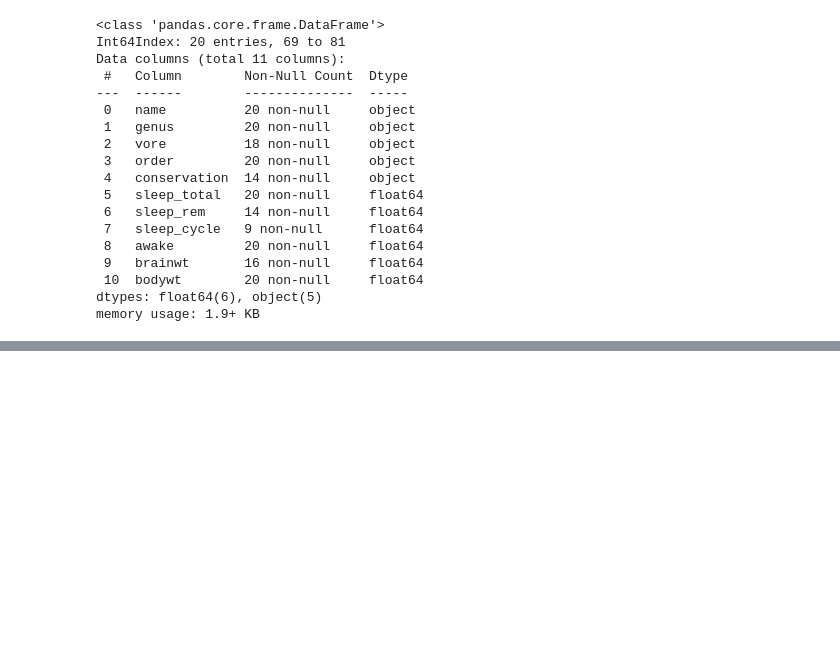
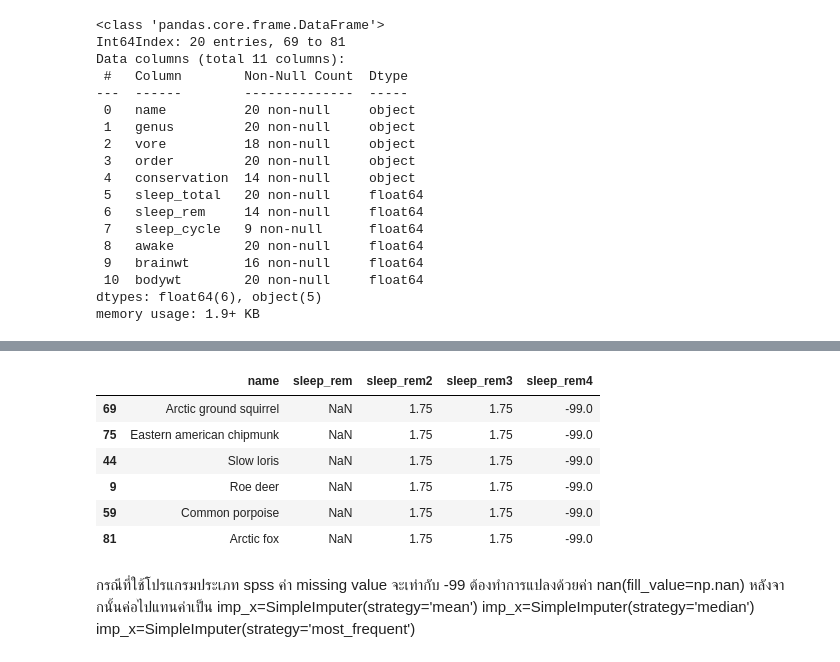
Before and after one commit to DevNutthapng2017/sklearn_machine, a Jupyter notebook: Input_replace_missing_value.ipynb, the cells around one changed output, grey strips where cells are left out. Cells and saved outputs as stored; diff of their text form; code cells hidden in the pictures; blank space fills up the shorter version.

```diff
--- a/Input_replace_missing_value.ipynb
+++ b/Input_replace_missing_value.ipynb
@@ -31,0 +159,5 @@ memory usage: 1.9+ KB
+# %%
+imp3=SimpleImputer(strategy='mean')
+
+df['sleep_rem2']=imp3.fit_transform(df[['sleep_rem']])
+df[df.sleep_rem.isna()][['name','sleep_rem','sleep_rem2']]
@@ -31,0 +172,4 @@ memory usage: 1.9+ KB
+# %%
+imp3=SimpleImputer(strategy='median')
+df['sleep_rem3']=imp3.fit_transform(df[['sleep_rem']])
+df[df.sleep_rem.isna()][['name','sleep_rem','sleep_rem2','sleep_rem3']]
@@ -31,0 +184,18 @@ memory usage: 1.9+ KB
+# %%
+imp3=SimpleImputer(strategy='constant', fill_value=-99) #ทำในรูป constant /แทรกค่า -99 => sleep_rem4
+df['sleep_rem4']=imp3.fit_transform(df[['sleep_rem']])
+df[df.sleep_rem.isna()][['name','sleep_rem','sleep_rem2','sleep_rem3','sleep_rem4']]
+# %% [output]
+|  | name | sleep_rem | sleep_rem2 | sleep_rem3 | sleep_rem4 |
+| 69 | Arctic ground squirrel | NaN | 1.75 | 1.75 | -99.0 |
+| 75 | Eastern american chipmunk | NaN | 1.75 | 1.75 | -99.0 |
+| 44 | Slow loris | NaN | 1.75 | 1.75 | -99.0 |
+| 9 | Roe deer | NaN | 1.75 | 1.75 | -99.0 |
+| 59 | Common porpoise | NaN | 1.75 | 1.75 | -99.0 |
+| 81 | Arctic fox | NaN | 1.75 | 1.75 | -99.0 |
+# %% [markdown]
+กรณีที่ใช้โปรแกรมประเภท spss ค่า missing value จะเท่ากับ -99 ต้องทำการแปลงด้วยค่า nan(fill_value=np.nan)
+หลังจากนั้นค่อไปแทนค่าเป็น
+imp_x=SimpleImputer(strategy='mean')
+imp_x=SimpleImputer(strategy='median')
+imp_x=SimpleImputer(strategy='most_frequent')
```
Also changed, not shown: parts of 17 cells of this notebook.
